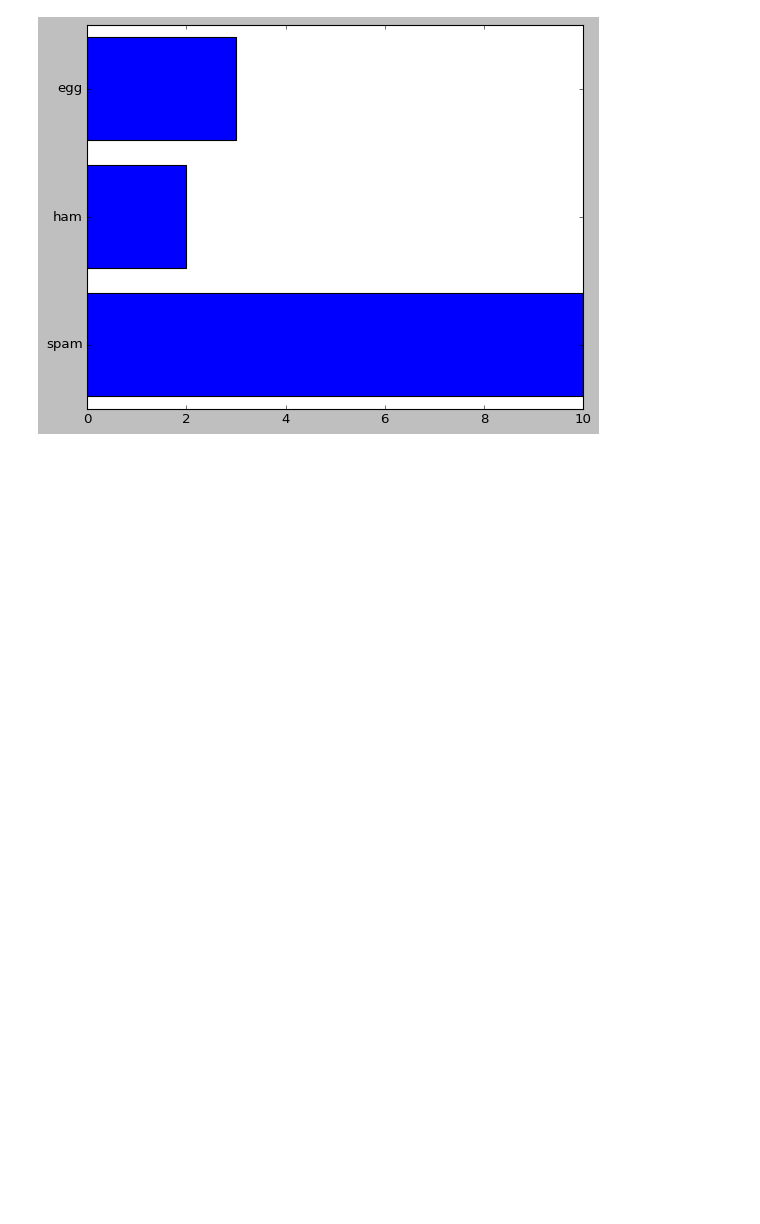
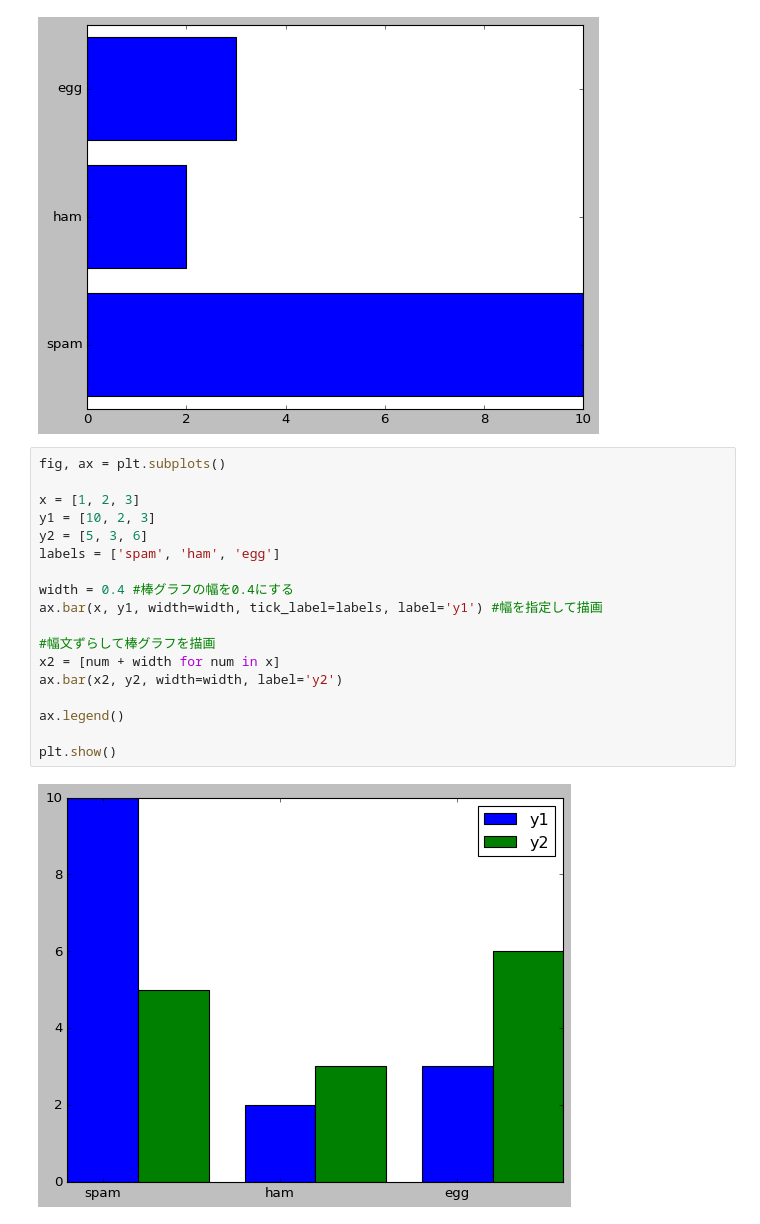
Before and after one commit to YukiNoji3/SampleCode, a Jupyter notebook: Python_DataAnalysis(Matplotlib).ipynb, the cells around one changed output. Saved outputs shown, nothing was run; the diff lists cells and outputs as text; blank space fills up the shorter version.

```diff
--- a/Python_DataAnalysis(Matplotlib).ipynb
+++ b/Python_DataAnalysis(Matplotlib).ipynb
@@ -183,3 +183,23 @@ ax.barh(x, y, tick_label=labels)
 plt.show()
 # %% [output]
 [figure]
+# %%
+fig, ax = plt.subplots()
+
+x = [1, 2, 3]
+y1 = [10, 2, 3]
+y2 = [5, 3, 6]
+labels = ['spam', 'ham', 'egg']
+
+width = 0.4 #棒グラフの幅を0.4にする
+ax.bar(x, y1, width=width, tick_label=labels, label='y1') #幅を指定して描画
+
+#幅文ずらして棒グラフを描画
+x2 = [num + width for num in x]
+ax.bar(x2, y2, width=width, label='y2')
+
+ax.legend()
+
+plt.show()
+# %% [output]
+[figure, added]
```
Also changed, not shown: parts of 20 cells of this notebook.
